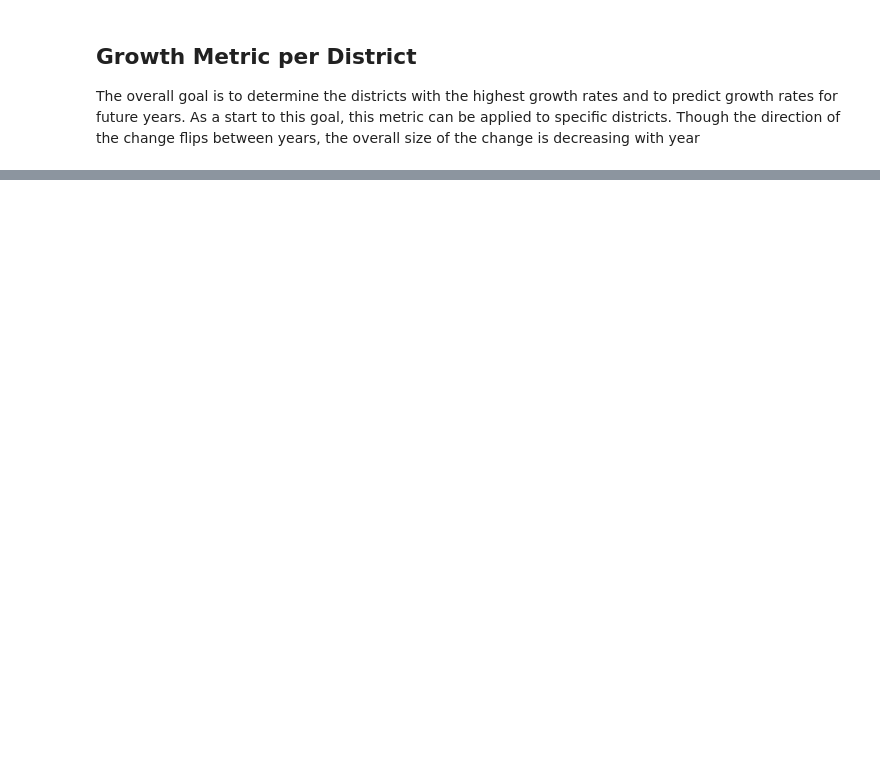
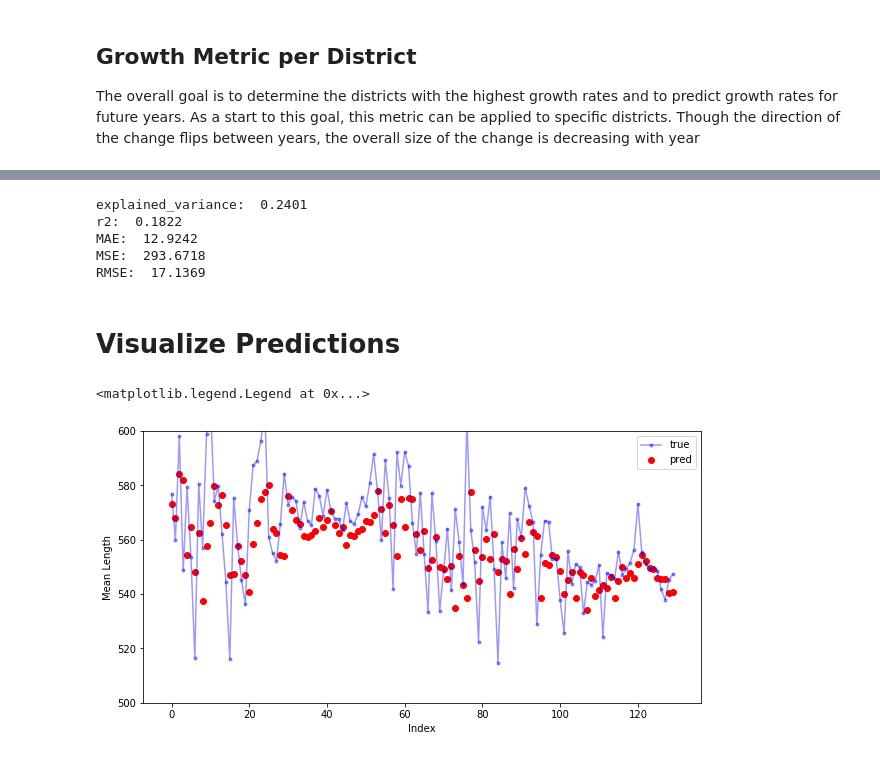
Before and after one commit to astrojneil/salmon-data, a Jupyter notebook: Salmon_explore.ipynb, the cells around one changed output, grey strips where cells are left out. Drawn from its saved outputs; the diff is of its cells as text; code cells hidden in the pictures; blank space fills up the shorter version.

```diff
--- a/Salmon_explore.ipynb
+++ b/Salmon_explore.ipynb
@@ -120,0 +299,51 @@ Text(0.5, 1.0, 'chinook Salmon: District 115.0')
+# %%
+from sklearn.metrics import make_scorer
+def rmse(actual, predict):
+    predict = np.array(predict)
+    actual = np.array(actual)
+    distance = predict - actual
+    square_distance = distance ** 2
+    mean_square_distance = square_distance.mean()
+    score = np.sqrt(mean_square_distance)
+    return score
+
+rmse_score = make_scorer(rmse, greater_is_better = False)
+
+from sklearn.model_selection import GridSearchCV
+model = RandomForestRegressor()
+param_search = {
+    'n_estimators': [20, 50, 100],
+    'max_features': ['auto', 'sqrt', 'log2'],
+    'max_depth' : [i for i in range(5,15)]
+}
+
+tscv = TimeSeriesSplit(n_splits=10)
+gsearch = GridSearchCV(estimator=model, cv=tscv, param_grid=param_search, scoring = rmse_score)
+gsearch.fit(X_train, y_train)
+best_score = gsearch.best_score_
+best_model = gsearch.best_estimator_
+# %%
+y_true = y_test
+y_pred = best_model.predict(X_test)
+regression_results(y_true, y_pred)
+# %% [output]
+explained_variance:  0.2401
+r2:  0.1822
+MAE:  12.9242
+MSE:  293.6718
+RMSE:  17.1369
+# %% [markdown]
+# Visualize Predictions
+# %%
+fig, ax = plt.subplots(1, figsize=(10, 5))
+#ax.scatter(traintime.index[-130:], traintime['mean0'][-130:], label = 'train')
+ax.plot(range(shorttime.shape[0]), shorttime['mean0'], label= 'true', color = 'blue', alpha = 0.4, marker = '.')
+ax.scatter(range(shorttime.shape[0]), y_pred[:], label = 'pred', color = 'red')
+ax.set_ylabel('Mean Length')
+ax.set_xlabel('Index')
+ax.set_ylim(500,600)
+#ax.set_xlim(60, 120)
+ax.legend()
+# %% [output]
+<matplotlib.legend.Legend at 0x...>
+[figure, added]
```
Also changed, not shown: parts of 21 cells of this notebook.
